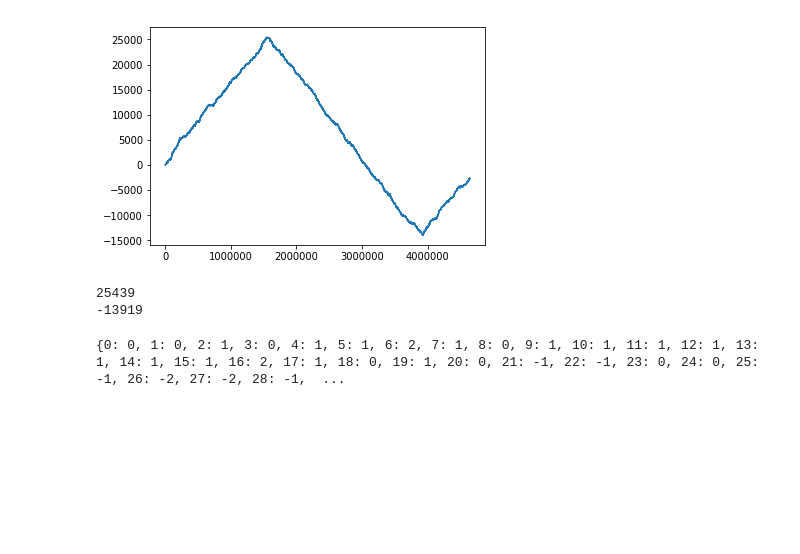
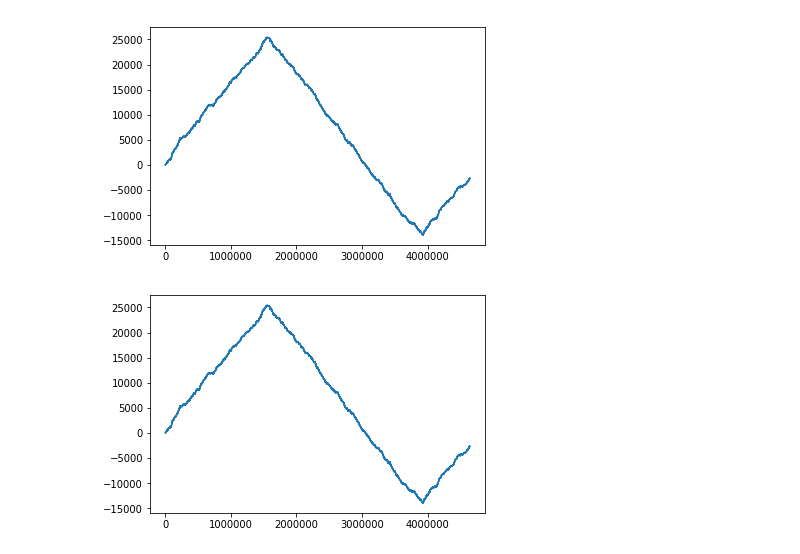
Before and after one commit to zerostwo/python, a Jupyter notebook: Bioinfo/Where_in_the_Genome_Does_Replication_Begin?(Part2).ipynb, the cells around one changed output. Saved outputs shown, nothing was run; the diff lists cells and outputs as text; code cells hidden in the pictures; blank space fills up the shorter version.

```diff
--- a/Bioinfo/Where_in_the_Genome_Does_Replication_Begin?(Part2).ipynb
+++ b/Bioinfo/Where_in_the_Genome_Does_Replication_Begin?(Part2).ipynb
@@ -99,13 +129,7 @@ plt.plot(position, G_C)
 # %% [output]
 [<matplotlib.lines.Line2D at 0x...>]
 [figure]
-# %%
-print(max(G_C))
-print(min(G_C))
-# %% [output]
-25439
--13919
-# %%
-print(SkewArray("AGCGTGCCGAAATATGCCGCCAGACCTGCTGCGGTGGCCTCGCCGACTTCACGGATGCCAAGTGCATAGAGGAAGCGAGCAAAGGTGGTTTCTTTCGCTTTATCCAGCGCGTTAACCACGTTCTGTGCCGACTTT"))
-# %% [output]
-{0: 0, 1: 0, 2: 1, 3: 0, 4: 1, 5: 1, 6: 2, 7: 1, 8: 0, 9: 1, 10: 1, 11: 1, 12: 1, 13: 1, 14: 1, 15: 1, 16: 2, 17: 1, 18: 0, 19: 1, 20: 0, 21: -1, 22: -1, 23: 0, 24: 0, 25: -1, 26: -2, 27: -2, 28: -1,  ...
+# %%
+SkewArray_Map(E_coli)
+# %% [output]
+[figure, added]
```
Also changed, not shown: parts of 11 cells of this notebook, 1 other file.
